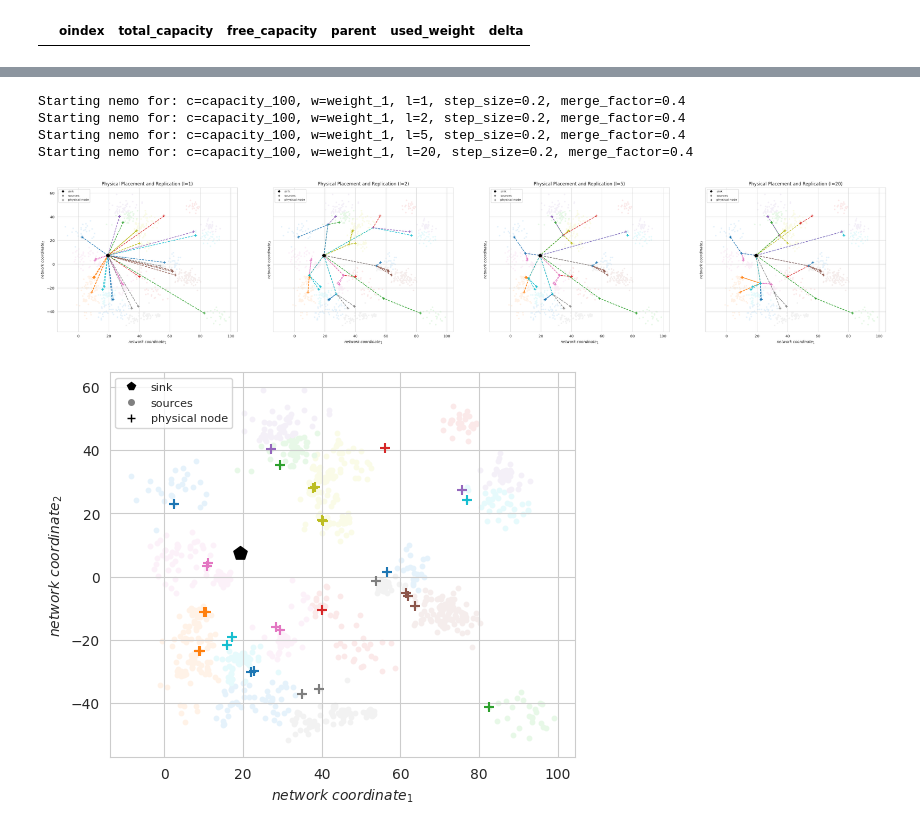
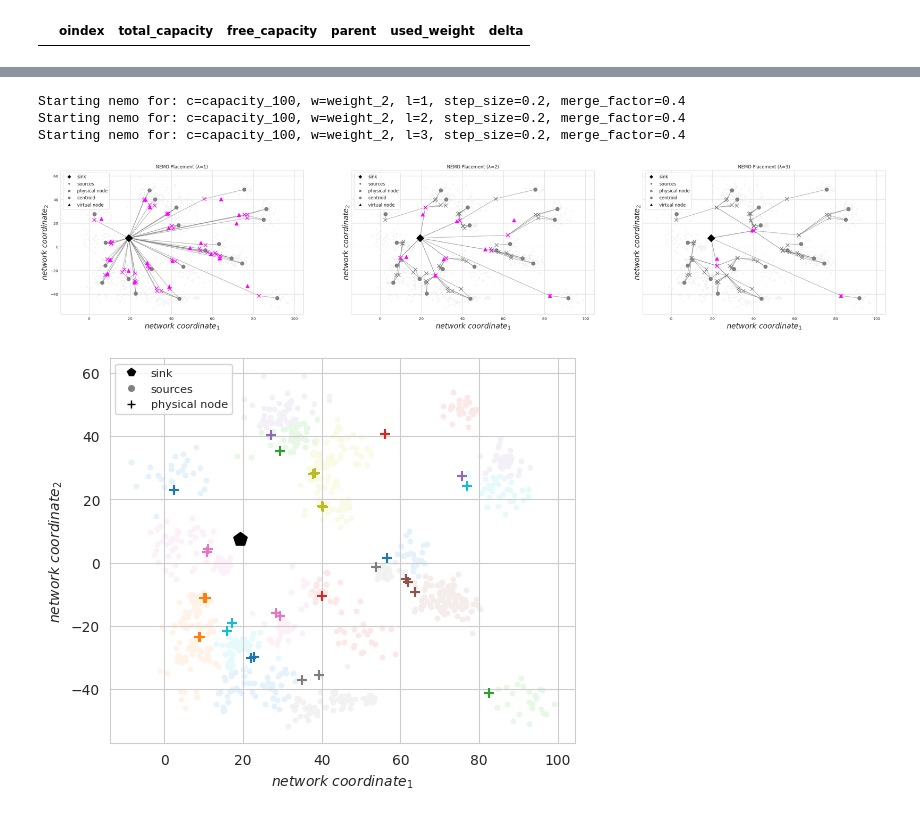
Before and after one commit to xchatzil/NEMO, a Jupyter notebook: notebooks/ASimulations.ipynb, the cells around one changed output, grey strips where cells are left out. Drawn from its saved outputs; the diff is of its cells as text; code cells hidden in the pictures.

Commit message:
figures updated and bug fix in nemo for single upstream nodes

```diff
--- a/notebooks/ASimulations.ipynb
+++ b/notebooks/ASimulations.ipynb
@@ -631,20 +620,21 @@ plt.show()
 # %%
-levels = [1, 2, 5, 20]
-fig, axs = plt.subplots(1, 4, figsize=(40, 7), sharex="all", sharey="all")
+levels = [1, 2, 3]
+fig, axs = plt.subplots(1, 3, figsize=(40, 7), sharex="all", sharey="all")
 lval = 0.1
+weight_col_plot = "weight_2"
+slot_col_plot = "capacity_100"
 
 for i, level in enumerate(levels):
-    df_dict_i, opt_dict_i, limits_dict_i = evaluate_nemo(prim_df, [slot_col], weight_col, merge_factor=param_dict[weight_col]["merge_factor"], step_size=param_dict[weight_col]["step_size"], max_levels=level, with_eval=False)
-    util.plot(axs[i], prim_df, df_dict_i[slot_col], colors, lval=lval, plot_centroids=False, plot_lines=True)
-    axs[i].set_title("Physical Placement and Replication (l=" + str(level) + ")")
+    df_dict_i, opt_dict_i, limits_dict_i = evaluate_nemo(prim_df, [slot_col_plot], weight_col_plot, merge_factor=param_dict[weight_col_plot]["merge_factor"], step_size=param_dict[weight_col_plot]["step_size"], max_levels=level, with_eval=False)
+    util.plot_with_single_color(axs[i], prim_df, df_dict_i[slot_col_plot], "grey", opt_dict=opt_dict_i[slot_col_plot], leg_size=12, lval=lval, plot_centroids=True, plot_lines=True, highlight_color="magenta")
+    axs[i].set_title(f"NEMO Placement (λ={str(level)})")
 
 plt.show()
 # %% [output]
-Starting nemo for: c=capacity_100, w=weight_1, l=1, step_size=0.2, merge_factor=0.4
-Starting nemo for: c=capacity_100, w=weight_1, l=2, step_size=0.2, merge_factor=0.4
-Starting nemo for: c=capacity_100, w=weight_1, l=5, step_size=0.2, merge_factor=0.4
-Starting nemo for: c=capacity_100, w=weight_1, l=20, step_size=0.2, merge_factor=0.4
+Starting nemo for: c=capacity_100, w=weight_2, l=1, step_size=0.2, merge_factor=0.4
+Starting nemo for: c=capacity_100, w=weight_2, l=2, step_size=0.2, merge_factor=0.4
+Starting nemo for: c=capacity_100, w=weight_2, l=3, step_size=0.2, merge_factor=0.4
-[figure, old version]
+[figure, new version]
 # %%
 ax = plt.figure(figsize=(6, 5)).gca()
 
```
Also changed, not shown: parts of 6 cells of this notebook, 5 other files.
